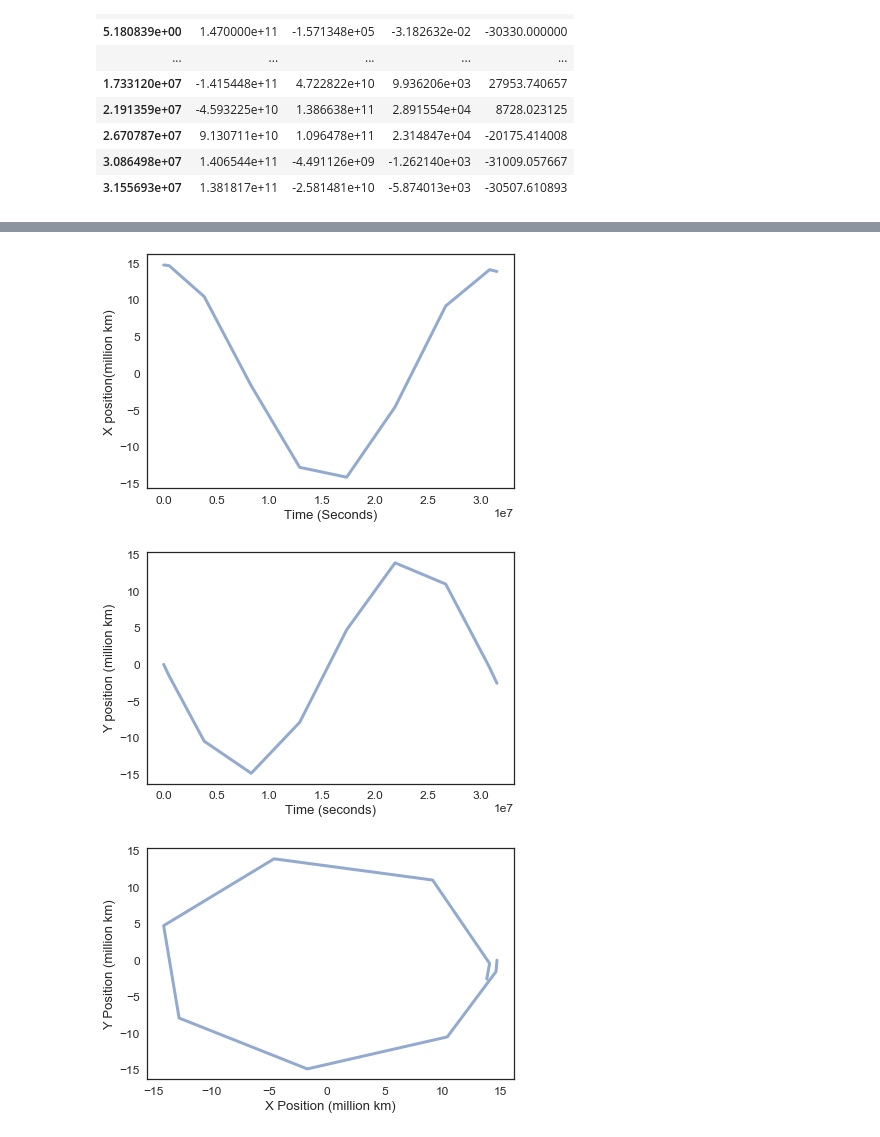
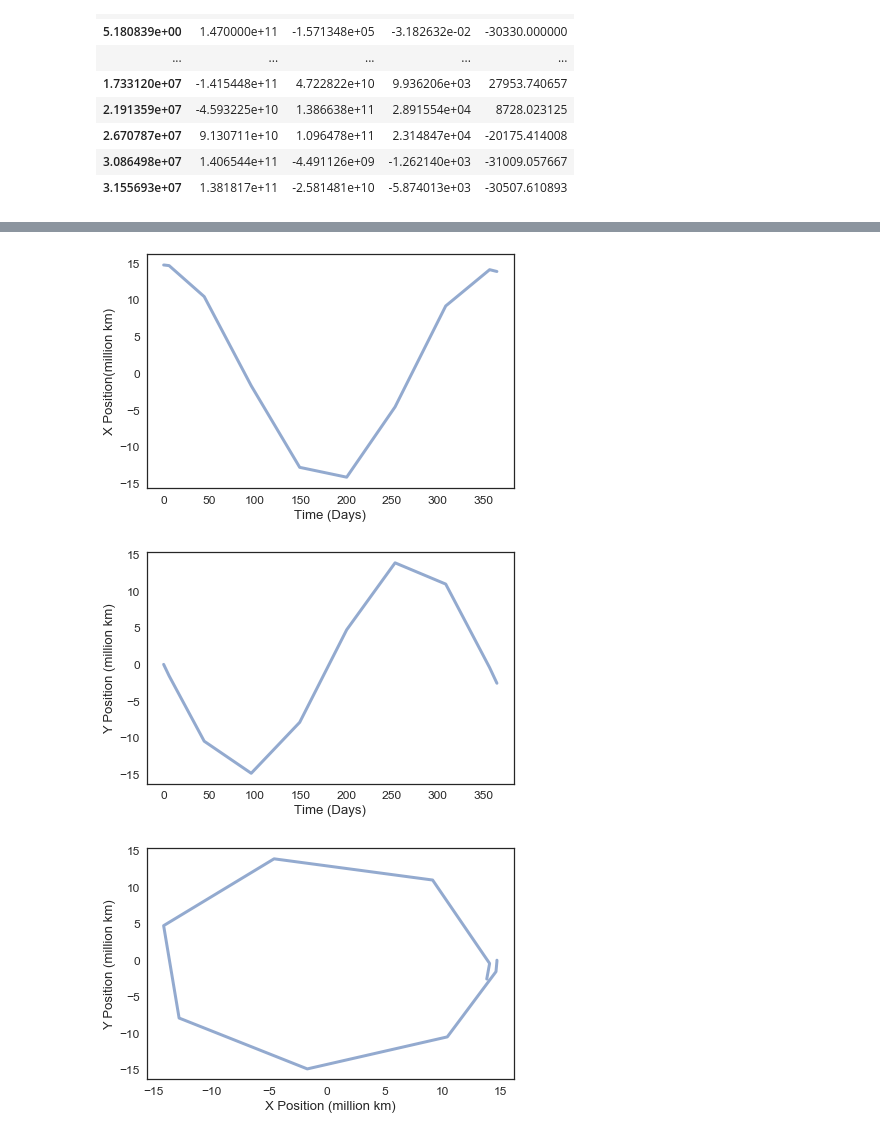
Before and after one commit to ThomasJagielski/ModSimPy, a Jupyter notebook: code/orbit_homework.ipynb, the cells around one changed output, grey strips where cells are left out. Saved outputs shown, nothing was run; the diff lists cells and outputs as text; code cells hidden in the pictures.

```diff
--- a/code/orbit_homework.ipynb
+++ b/code/orbit_homework.ipynb
@@ -156,7 +156,11 @@ results
 | 3.086498e+07 | 1.406544e+11 | -4.491126e+09 | -1.262140e+03 | -31009.057667 |
 | 3.155693e+07 | 1.381817e+11 | -2.581481e+10 | -5.874013e+03 | -30507.610893 |
 # %%
+# Scaling the time steps to days
+
+results.index /= 60 * 60 * 24
+
 # Scaling the distance to  million km
 
 x = results.x / 10e9
-y = results.y / 10e9
+y = results.y / 10e9;
@@ -181,17 +167,17 @@ Name: y, dtype: float64
 # %%
 plot(results.index, x)
 
-decorate(xlabel='Time (Seconds)',
-         ylabel='X position(million km)')
+decorate(xlabel='Time (Days)',
+         ylabel='X Position(million km)')
 # %% [output]
-[figure, old version]
+[figure, new version]
 # %%
 plot(results.index, y)
 
-decorate(xlabel='Time (seconds)',
-         ylabel='Y position (million km)')
+decorate(xlabel='Time (Days)',
+         ylabel='Y Position (million km)')
 # %% [output]
-[figure, old version]
+[figure, new version]
 # %%
 plot(x, y)
 
```
Also changed, not shown: parts of 2 cells of this notebook.
